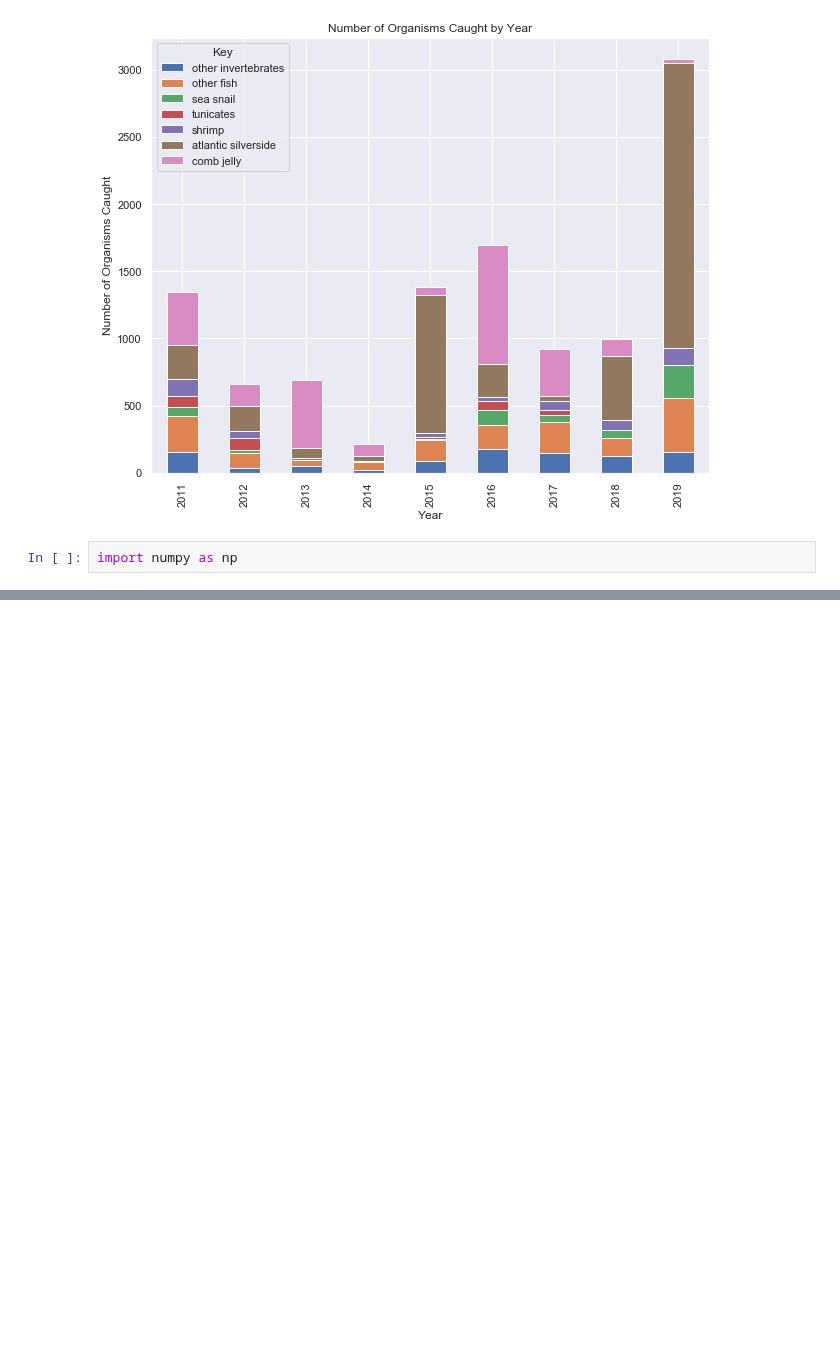
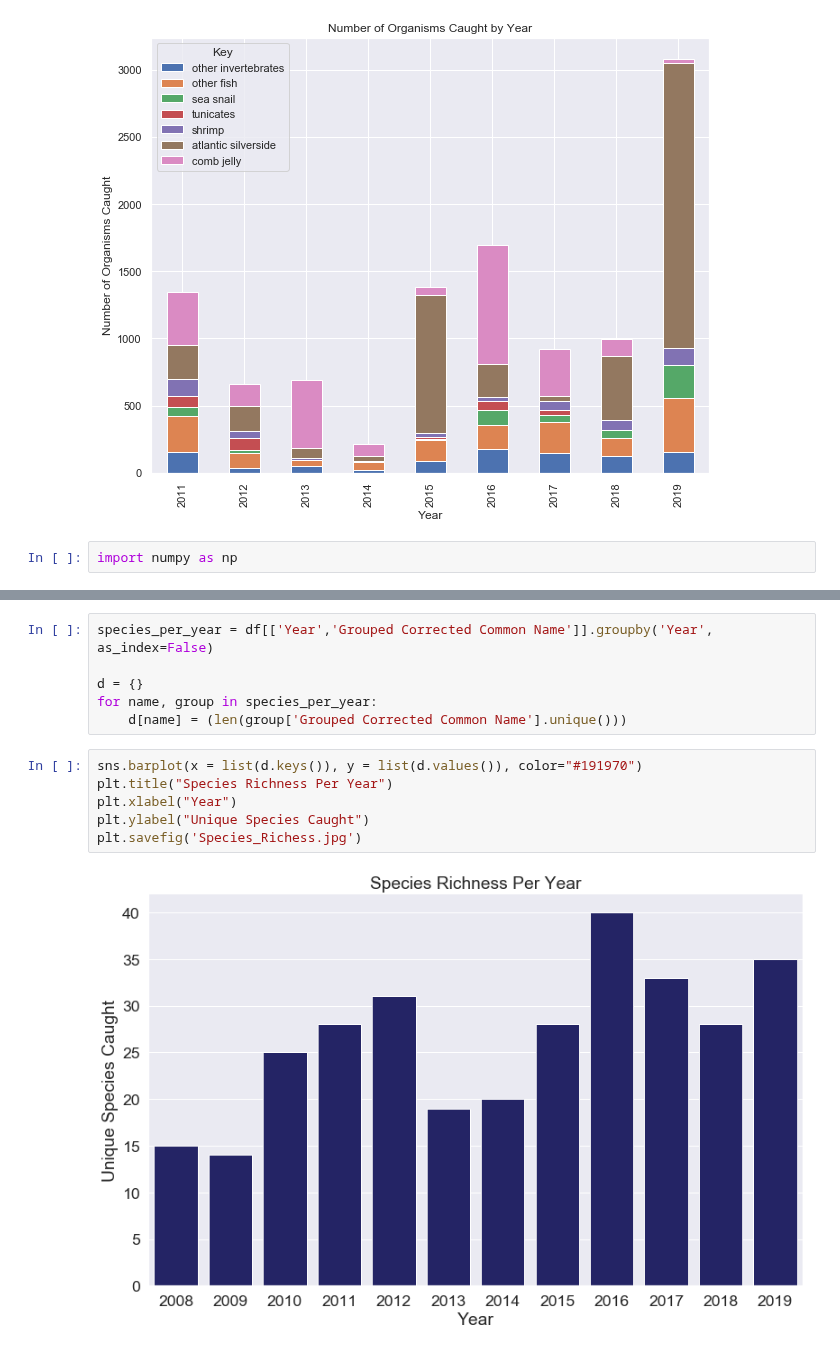
Before and after one commit to Shadhopson/Seining_Analysis, a Jupyter notebook: Untitled Folder 1/Untitled.ipynb, the cells around one changed output, grey strips where cells are left out. Saved outputs shown, nothing was run; the diff lists cells and outputs as text; blank space fills up the shorter version.

```diff
--- a/Untitled Folder 1/Untitled.ipynb
+++ b/Untitled Folder 1/Untitled.ipynb
@@ -196,0 +195,14 @@ plt.show()
+# %%
+species_per_year = df[['Year','Grouped Corrected Common Name']].groupby('Year', as_index=False)
+
+d = {}
+for name, group in species_per_year:
+    d[name] = (len(group['Grouped Corrected Common Name'].unique()))
+# %%
+sns.barplot(x = list(d.keys()), y = list(d.values()), color="#191970")
+plt.title("Species Richness Per Year")
+plt.xlabel("Year")
+plt.ylabel("Unique Species Caught")
+plt.savefig('Species_Richess.jpg')
+# %% [output]
+[figure, added]
```
Also changed, not shown: parts of 28 cells of this notebook, 30 other files.
